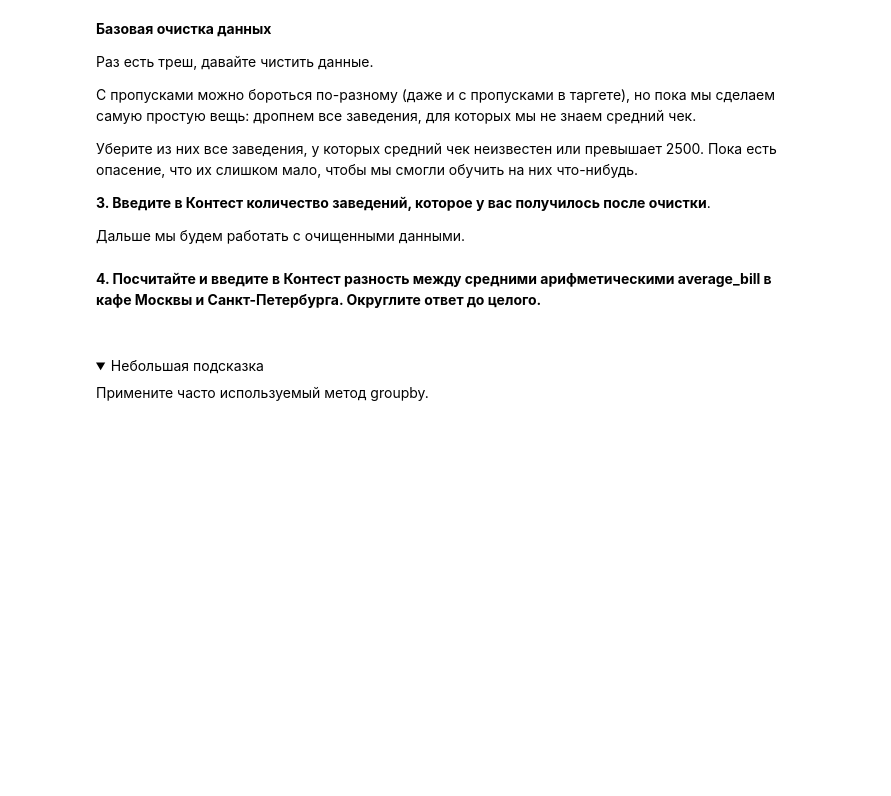
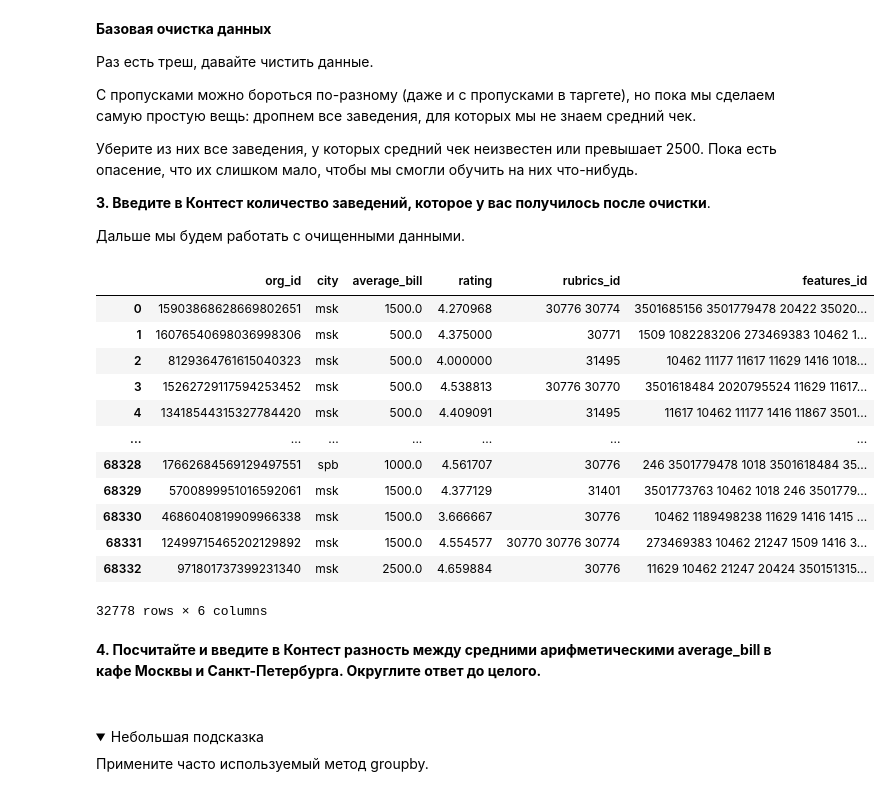
Before and after one commit to Ghukii/ML-solo-learn, a Jupyter notebook: Yandex учебник/1. Введение/autohw_intro_ML_92e1d33a4d.ipynb, the cells around one changed output. Saved outputs shown, nothing was run; the diff lists cells and outputs as text; code cells hidden in the pictures; folded sections open; blank space fills up the shorter version.

```diff
--- a/Yandex учебник/1. Введение/autohw_intro_ML_92e1d33a4d.ipynb
+++ b/Yandex учебник/1. Введение/autohw_intro_ML_92e1d33a4d.ipynb
@@ -294,3 +274,20 @@ dtype: int64
+# %%
+data = data[(data['average_bill'].notna())]
+data
+# %% [output]
+|  | org_id | city | average_bill | rating | rubrics_id | features_id |
+| 0 | 15903868628669802651 | msk | 1500.0 | 4.270968 | 30776 30774 | 3501685156 3501779478 20422 35020... |
+| 1 | 16076540698036998306 | msk | 500.0 | 4.375000 | 30771 | 1509 1082283206 273469383 10462 1... |
+| 2 | 8129364761615040323 | msk | 500.0 | 4.000000 | 31495 | 10462 11177 11617 11629 1416 1018... |
+| 3 | 15262729117594253452 | msk | 500.0 | 4.538813 | 30776 30770 | 3501618484 2020795524 11629 11617... |
+| 4 | 13418544315327784420 | msk | 500.0 | 4.409091 | 31495 | 11617 10462 11177 1416 11867 3501... |
+| ... | ... | ... | ... | ... | ... | ... |
+| 68328 | 17662684569129497551 | spb | 1000.0 | 4.561707 | 30776 | 246 3501779478 1018 3501618484 35... |
+| 68329 | 5700899951016592061 | msk | 1500.0 | 4.377129 | 31401 | 3501773763 10462 1018 246 3501779... |
+| 68330 | 4686040819909966338 | msk | 1500.0 | 3.666667 | 30776 | 10462 1189498238 11629 1416 1415 ... |
+| 68331 | 12499715465202129892 | msk | 1500.0 | 4.554577 | 30770 30776 30774 | 273469383 10462 21247 1509 1416 3... |
+| 68332 | 971801737399231340 | msk | 2500.0 | 4.659884 | 30776 | 11629 10462 21247 20424 350151315... |
+32778 rows × 6 columns
 # %% [markdown]
 **4. Посчитайте и введите в Контест разность между средними арифметическими average_bill в кафе Москвы и Санкт-Петербурга. Округлите ответ до целого.**
 
```
Also changed, not shown: parts of 4 cells of this notebook.
